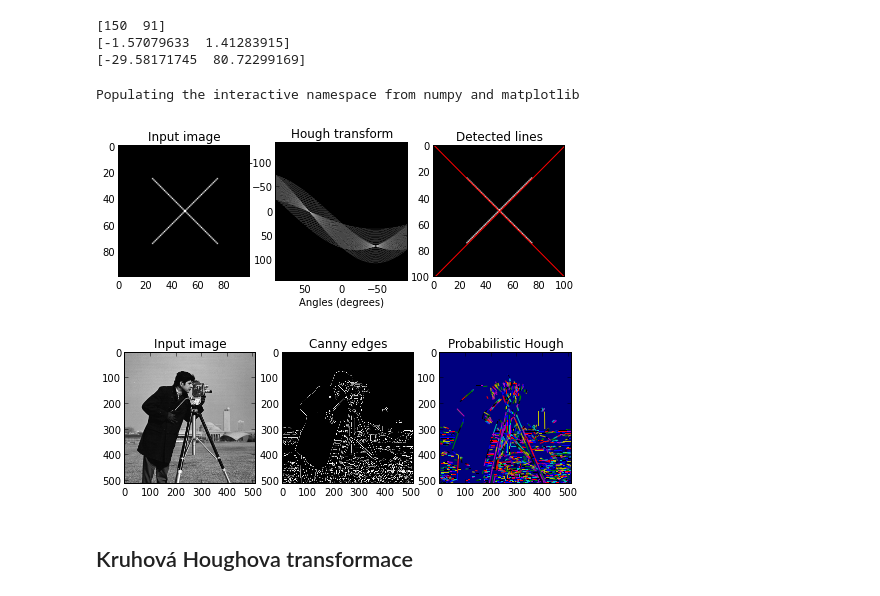
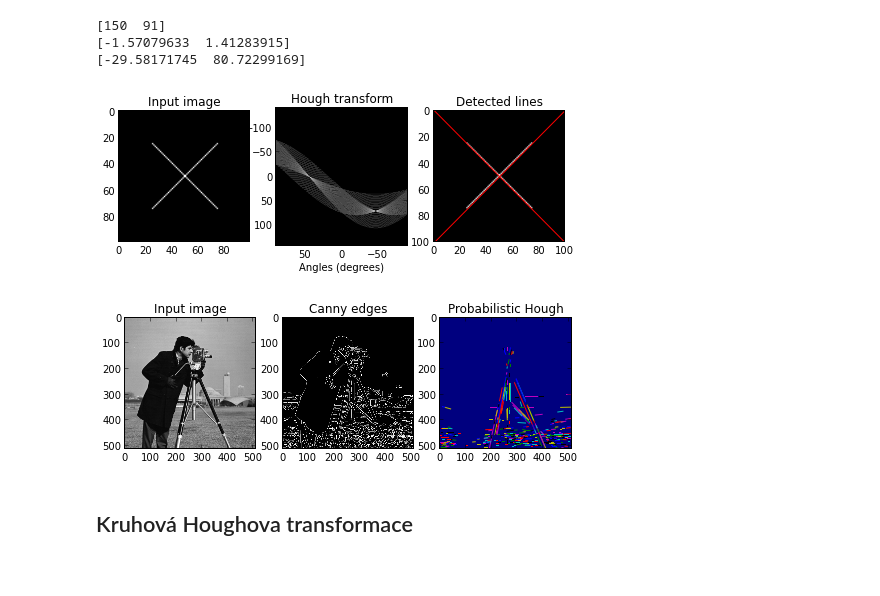
Before and after one commit to mjirik/ZDO, a Jupyter notebook: ZDOcv10.ipynb, the cells around one changed output. Saved outputs shown, nothing was run; the diff lists cells and outputs as text; code cells hidden in the pictures.

```diff
--- a/ZDOcv10.ipynb
+++ b/ZDOcv10.ipynb
@@ -113,36 +113,35 @@ for _, angle, dist in zip(*hough_line_peaks(h, theta, d)):
 plt.axis((0, cols, rows, 0))
 plt.title('Detected lines')
 
 # Line finding, using the Probabilistic Hough Transform
 
 image = data.camera()
 edges = canny(image, 2, 1, 25)
-lines = probabilistic_hough_line(edges, threshold=10, line_length=5, line_gap=3)
+lines = probabilistic_hough_line(edges, threshold=100, line_length=5, line_gap=3)
 
 plt.figure(figsize=(8, 3))
 
 plt.subplot(131)
 plt.imshow(image, cmap=plt.cm.gray)
 plt.title('Input image')
 
 plt.subplot(132)
 plt.imshow(edges, cmap=plt.cm.gray)
 plt.title('Canny edges')
 
 plt.subplot(133)
 plt.imshow(edges * 0)
 
 for line in lines:
     p0, p1 = line
     plt.plot((p0[0], p1[0]), (p0[1], p1[1]))
 
 plt.title('Probabilistic Hough')
 plt.axis('image')
 plt.show()
 # %% [output]
-Populating the interactive namespace from numpy and matplotlib
 [figure]
-[figure, old version]
+[figure, new version]
 # %% [markdown]
 ## Kruhová Houghova transformace
 # %%
```
Also changed, not shown: 2 other files.
